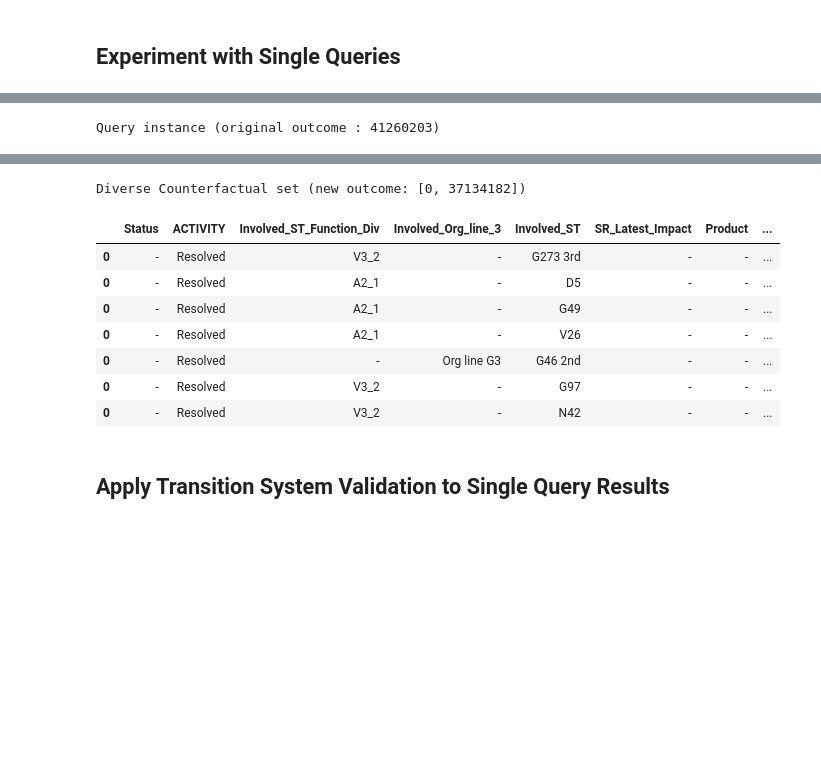
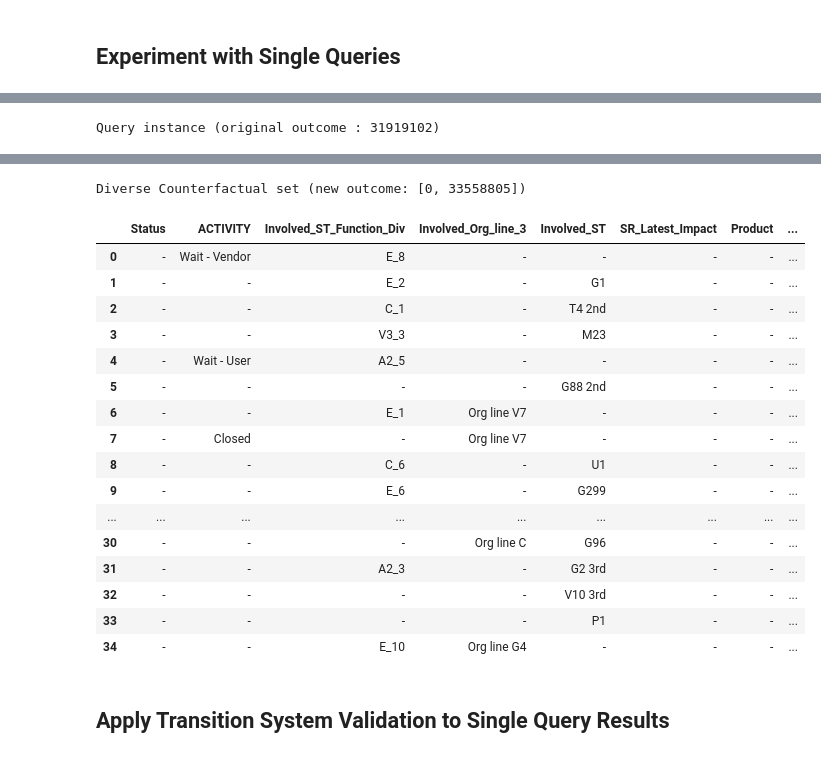
Before and after one commit to herozero777/explainable-prescriptive-analytics, a Jupyter notebook: src/02_DiCE_kpi-time.ipynb, the cells around one changed output, grey strips where cells are left out. Drawn from its saved outputs; the diff is of its cells as text; code cells hidden in the pictures; blank space fills up the shorter version.

Commit message:
Work on time KPI for VINST dataset
  - Completed activity transition system with dynamic prefix window.

```diff
--- a/src/02_DiCE_kpi-time.ipynb
+++ b/src/02_DiCE_kpi-time.ipynb
@@ -56,5 +80,5 @@ len(df_train)
 # %%
-df_train = df_train[:10_000]  # 31_289
+df_train = df_train[:20_000]  # 31_289
 # df_test = df_test[: 19_041]
 print(f"Rows in df_train: {len(df_train)}")
 df_train.info()
@@ -153,6 +177,6 @@ d_iris = dice_ml.Data(dataframe=pd.concat([X_train, y_train], axis="columns"),
 
 # We provide the type of model as a parameter (model_type)
 m_iris = dice_ml.Model(model=model, backend="sklearn", model_type='regressor')
-method = "genetic"  # genetic, kdtree, random
-exp_genetic_iris = Dice(d_iris, m_iris, method="genetic")  # Method random does not support features_weights argument in generate_counterfactuals()
+method = "random"  # genetic, kdtree, random
+exp_genetic_iris = Dice(d_iris, m_iris, method=method)  # Method random does not support features_weights argument in generate_counterfactuals()
 # exp_genetic_iris = Dice(d_iris, m_iris, method="kdtree")
@@ -207,18 +203,17 @@ X_train[sidx: eidx]
 # %%
-sidx = 15
-eidx = 16
+sidx = 73
+eidx = 74
 total_time_upper_bound = int( y_train[sidx] * (90 / 100) )  # A percentage of the original total time of the trace
 query_instances = X_train[sidx: eidx]
-if method == "genetic":
+if method == "genetic":  # or method == "kdtree":
     feature_weights = {"ACTIVITY": 1.0, "Involved_ST_Function_Div": 1.0, "Involved_Org_line_3": 1.0, "Involved_ST": 1.0}
     # feature_weights = {"ACTIVITY": 1, "Involved_ST_Function_Div": 1}
-    cfe = exp_genetic_iris.generate_counterfactuals(query_instances, total_CFs=7, desired_range=[0, total_time_upper_bound], features_to_vary=cols_to_vary,
+    cfe = exp_genetic_iris.generate_counterfactuals(query_instances, total_CFs=15, desired_range=[0, total_time_upper_bound], features_to_vary=cols_to_vary,
                                                     feature_weights=feature_weights)
-
 else:
-    cfe = exp_genetic_iris.generate_counterfactuals(query_instances, total_CFs=7, desired_range=[0, total_time_upper_bound], features_to_vary=cols_to_vary)
+    cfe = exp_genetic_iris.generate_counterfactuals(query_instances, total_CFs=35, desired_range=[0, total_time_upper_bound], features_to_vary=cols_to_vary)
 
 cfe.visualize_as_dataframe(show_only_changes=True)
 # %% [output]
-Query instance (original outcome : 41260203)
+Query instance (original outcome : 31919102)
 |  | Status | ACTIVITY | Involved_ST_Function_Div | Involved_Org_line_3 | Involved_ST | SR_Latest_Impact | Product | ... |
@@ -226,11 +221,20 @@ Query instance (original outcome : 41260203)
-Diverse Counterfactual set (new outcome: [0, 37134182])
+Diverse Counterfactual set (new outcome: [0, 33558805])
 |  | Status | ACTIVITY | Involved_ST_Function_Div | Involved_Org_line_3 | Involved_ST | SR_Latest_Impact | Product | ... |
-| 0 | - | Resolved | V3_2 | - | G273 3rd | - | - | ... |
-| 0 | - | Resolved | A2_1 | - | D5 | - | - | ... |
-| 0 | - | Resolved | A2_1 | - | G49 | - | - | ... |
-| 0 | - | Resolved | A2_1 | - | V26 | - | - | ... |
-| 0 | - | Resolved | - | Org line G3 | G46 2nd | - | - | ... |
-| 0 | - | Resolved | V3_2 | - | G97 | - | - | ... |
-| 0 | - | Resolved | V3_2 | - | N42 | - | - | ... |
+| 0 | - | Wait - Vendor | E_8 | - | - | - | - | ... |
+| 1 | - | - | E_2 | - | G1 | - | - | ... |
+| 2 | - | - | C_1 | - | T4 2nd | - | - | ... |
+| 3 | - | - | V3_3 | - | M23 | - | - | ... |
+| 4 | - | Wait - User | A2_5 | - | - | - | - | ... |
+| 5 | - | - | - | - | G88 2nd | - | - | ... |
+| 6 | - | - | E_1 | Org line V7 | - | - | - | ... |
+| 7 | - | Closed | - | Org line V7 | - | - | - | ... |
+| 8 | - | - | C_6 | - | U1 | - | - | ... |
+| 9 | - | - | E_6 | - | G299 | - | - | ... |
+| ... | ... | ... | ... | ... | ... | ... | ... | ... |
+| 30 | - | - | - | Org line C | G96 | - | - | ... |
+| 31 | - | - | A2_3 | - | G2 3rd | - | - | ... |
+| 32 | - | - | - | - | V10 3rd | - | - | ... |
+| 33 | - | - | - | - | P1 | - | - | ... |
+| 34 | - | - | E_10 | Org line G4 | - | - | - | ... |
 # %% [markdown]
 ## Apply Transition System Validation to Single Query Results
```
Also changed, not shown: parts of 21 cells of this notebook, 2 other files.
